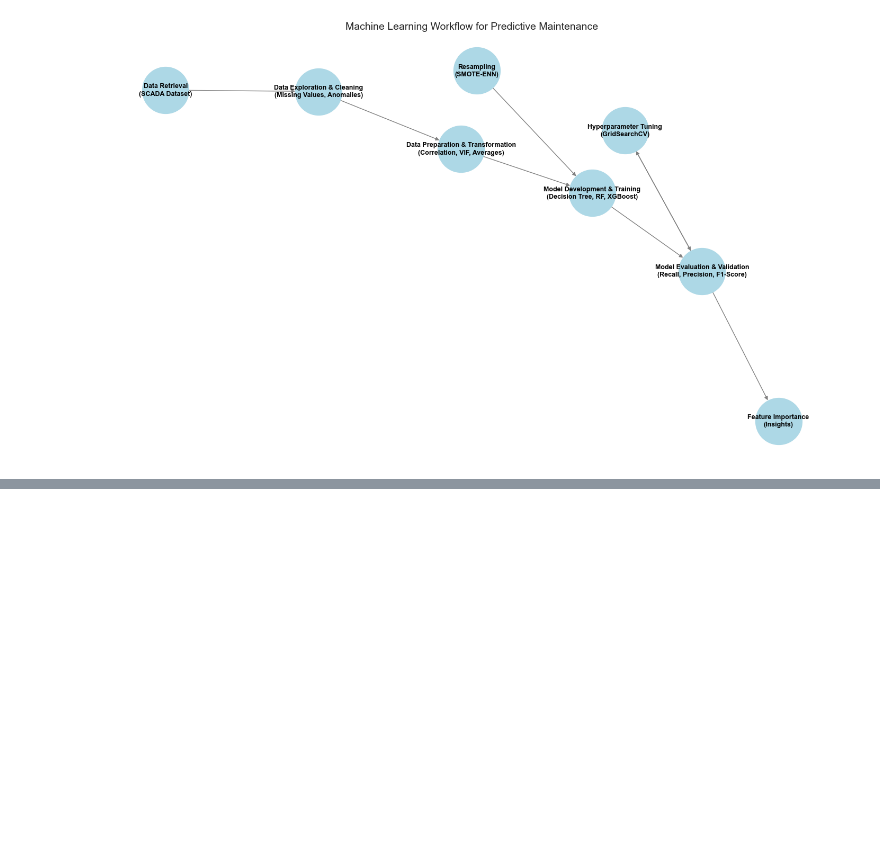
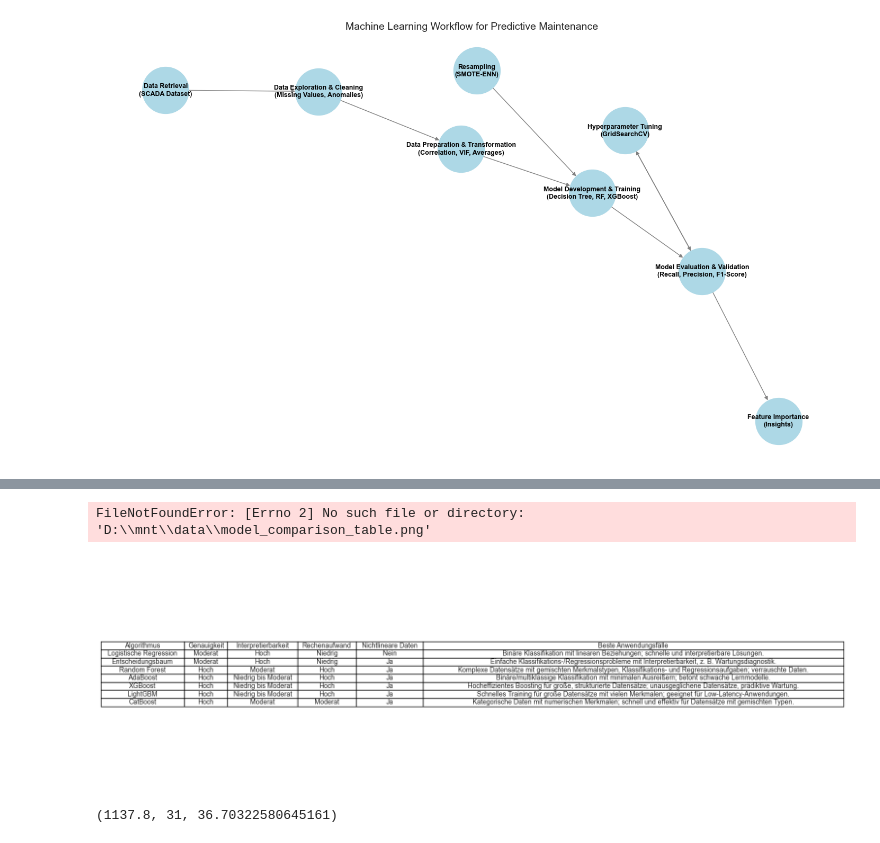
Before and after one commit to rhkraptor/AML, a Jupyter notebook: extras.ipynb, the cells around one changed output, grey strips where cells are left out. Drawn from its saved outputs; the diff is of its cells as text; code cells hidden in the pictures; blank space fills up the shorter version.

```diff
--- a/extras.ipynb
+++ b/extras.ipynb
@@ -353,0 +397,69 @@ plt.show()
+# %%
+import pandas as pd
+import matplotlib.pyplot as plt
+
+# Create data for the table
+data = {
+    "Algorithmus": [
+        "Logistische Regression", "Entscheidungsbaum", "Random Forest", "AdaBoost",
+        "XGBoost", "LightGBM", "CatBoost"],
+    "Genauigkeit": [
+        "Moderat", "Moderat", "Hoch", "Hoch", "Hoch", "Hoch", "Hoch"],
+    "Interpretierbarkeit": [
+        "Hoch", "Hoch", "Moderat", "Niedrig bis Moderat", "Niedrig bis Moderat",
+        "Niedrig bis Moderat", "Moderat"],
+    "Rechenaufwand": [
+        "Niedrig", "Niedrig", "Hoch", "Hoch", "Hoch", "Hoch", "Moderat"],
+    "Nichtlineare Daten": [
+        "Nein", "Ja", "Ja", "Ja", "Ja", "Ja", "Ja"],
+    "Beste Anwendungsfälle": [
+        "Binäre Klassifikation mit linearen Beziehungen; schnelle und interpretierbare Lösungen.",
+        "Einfache Klassifikations-/Regressionsprobleme mit Interpretierbarkeit, z. B. Wartungsdiagnostik.",
+        "Komplexe Datensätze mit gemischten Merkmalstypen, Klassifikations- und Regressionsaufgaben; verrauschte Daten.",
+        "Binäre/multiklassige Klassifikation mit minimalen Ausreißern; betont schwache Lernmodelle.",
+        "Hocheffizientes Boosting für große, strukturierte Datensätze; unausgeglichene Datensätze, prädiktive Wartung.",
+        "Schnelles Training für große Datensätze mit vielen Merkmalen; geeignet für Low-Latency-Anwendungen.",
+        "Kategorische Daten mit numerischen Merkmalen; schnell und effektiv für Datensätze mit gemischten Typen."]
+}
+
+# Convert to DataFrame
+df = pd.DataFrame(data)
+
+# Create a table figure
+fig, ax = plt.subplots(figsize=(12, 6))
+ax.axis('tight')
+ax.axis('off')
+table = ax.table(cellText=df.values, colLabels=df.columns, loc='center', cellLoc='center')
+
+# Adjust table style
+table.auto_set_font_size(False)
+table.set_fontsize(10)
+table.auto_set_column_width(col=list(range(len(df.columns))))
+
+# Save as image
+output_path = "/mnt/data/model_comparison_table.png"
+plt.savefig(output_path, bbox_inches='tight', dpi=300)
+plt.show()
+
+output_path
+# %% [output]
+FileNotFoundError: [Errno 2] No such file or directory: 'D:\\mnt\\data\\model_comparison_table.png'
+[figure, added]
+# %%
+import pandas as pd
+
+# Profit payments
+profits = [
+    52.55, 28.99, 23.51, 22.88, 23.77, 24.91, 25.89, 27.94, 27.05, 32.02, 36.72,
+    38.25, 37.33, 38.9, 39.26, 42.11, 43.95, 42.93, 44.76, 45.18, 42.66, 46.0,
+    44.93, 46.85, 45.76, 43.38, 40.65, 38.41, 33.46, 29.09, 27.71
+]
+
+# Calculate total profit and average monthly profit
+total_profit = sum(profits)
+months = len(profits)
+average_monthly_profit = total_profit / months
+
+total_profit, months, average_monthly_profit
+# %% [output]
+(1137.8, 31, 36.70322580645161)
```
Also changed, not shown: parts of 2 cells of this notebook, 2 other files.
